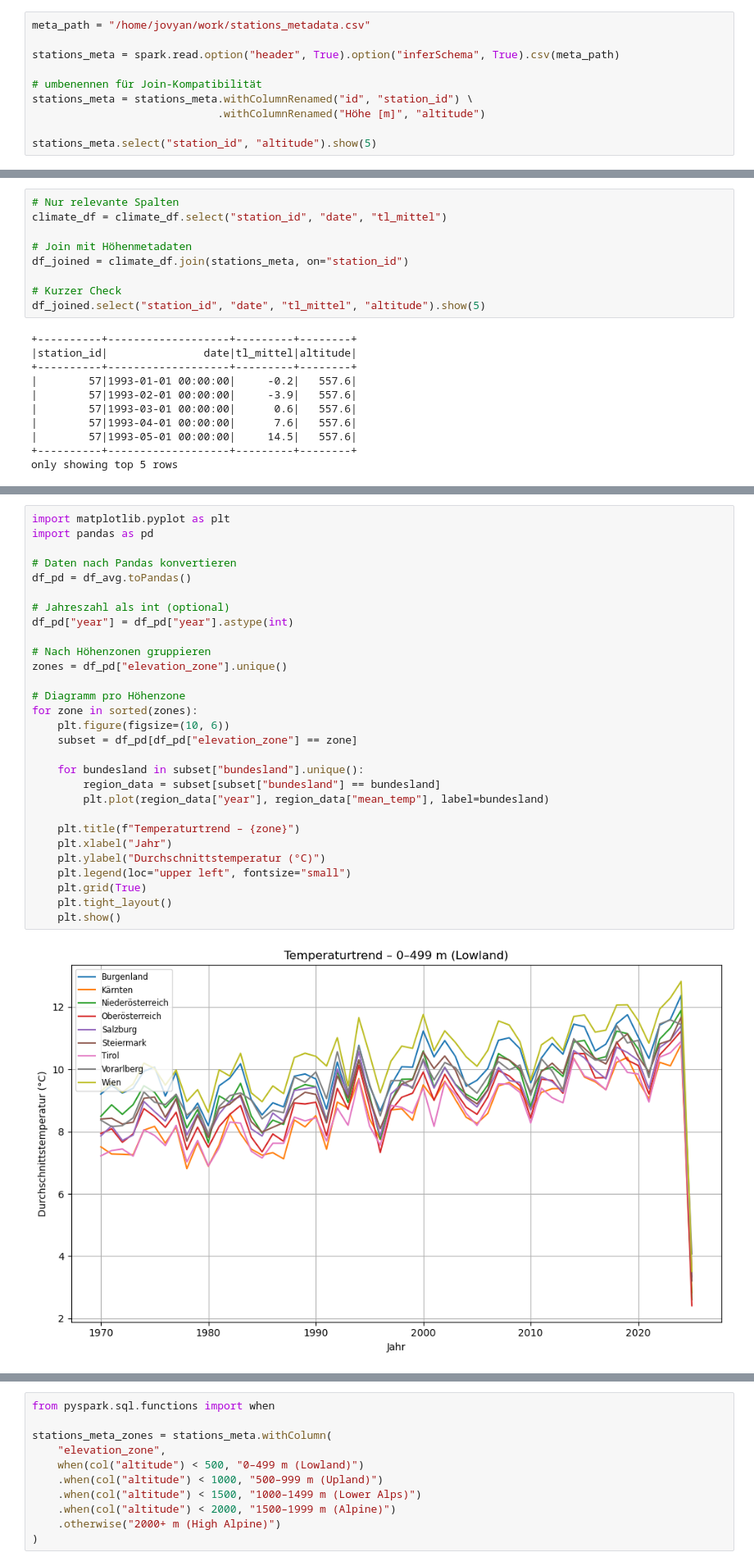
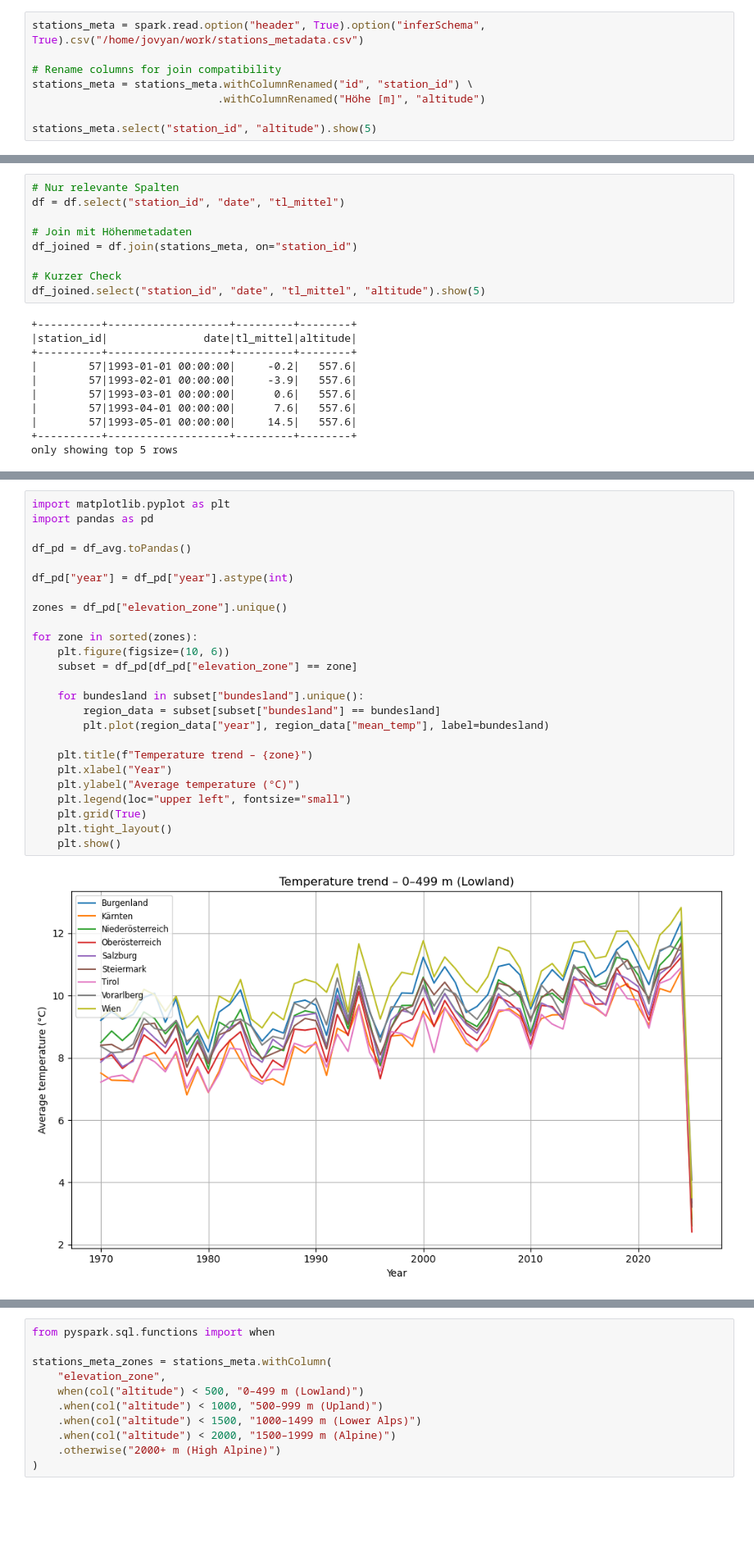
Before and after one commit to MichaelKerscher/climalyticsat, a Jupyter notebook: data/RQ1_longterm_temperature.ipynb, the cells around one changed output, grey strips where cells are left out. Shown at 82% size. Cells and saved outputs as stored; diff of their text form; blank space fills up the shorter version.

```diff
--- a/data/RQ1_longterm_temperature.ipynb
+++ b/data/RQ1_longterm_temperature.ipynb
@@ -68,9 +73,7 @@ df_csv.write.mode("overwrite").parquet(parquet_path)
 # %%
-meta_path = "/home/jovyan/work/stations_metadata.csv"
+stations_meta = spark.read.option("header", True).option("inferSchema", True).csv("/home/jovyan/work/stations_metadata.csv")
 
-stations_meta = spark.read.option("header", True).option("inferSchema", True).csv(meta_path)
-
-# umbenennen für Join-Kompatibilität
+# Rename columns for join compatibility
 stations_meta = stations_meta.withColumnRenamed("id", "station_id") \
                              .withColumnRenamed("Höhe [m]", "altitude")
 
@@ -112,9 +94,9 @@ root
 # %%
 # Nur relevante Spalten
-climate_df = climate_df.select("station_id", "date", "tl_mittel")
+df = df.select("station_id", "date", "tl_mittel")
 
 # Join mit Höhenmetadaten
-df_joined = climate_df.join(stations_meta, on="station_id")
+df_joined = df.join(stations_meta, on="station_id")
 
 # Kurzer Check
 df_joined.select("station_id", "date", "tl_mittel", "altitude").show(5)
@@ -195,31 +180,27 @@ only showing top 10 rows
 # %%
 import matplotlib.pyplot as plt
 import pandas as pd
 
-# Daten nach Pandas konvertieren
 df_pd = df_avg.toPandas()
 
-# Jahreszahl als int (optional)
 df_pd["year"] = df_pd["year"].astype(int)
 
-# Nach Höhenzonen gruppieren
 zones = df_pd["elevation_zone"].unique()
 
-# Diagramm pro Höhenzone
 for zone in sorted(zones):
     plt.figure(figsize=(10, 6))
     subset = df_pd[df_pd["elevation_zone"] == zone]
 
     for bundesland in subset["bundesland"].unique():
         region_data = subset[subset["bundesland"] == bundesland]
         plt.plot(region_data["year"], region_data["mean_temp"], label=bundesland)
 
-    plt.title(f"Temperaturtrend – {zone}")
-    plt.xlabel("Jahr")
-    plt.ylabel("Durchschnittstemperatur (°C)")
+    plt.title(f"Temperature trend – {zone}")
+    plt.xlabel("Year")
+    plt.ylabel("Average temperature (°C)")
     plt.legend(loc="upper left", fontsize="small")
     plt.grid(True)
     plt.tight_layout()
     plt.show()
 # %% [output]
-[figure, old version]
+[figure, new version]
```
Also changed, not shown: parts of 30 cells of this notebook, 1 other file.
